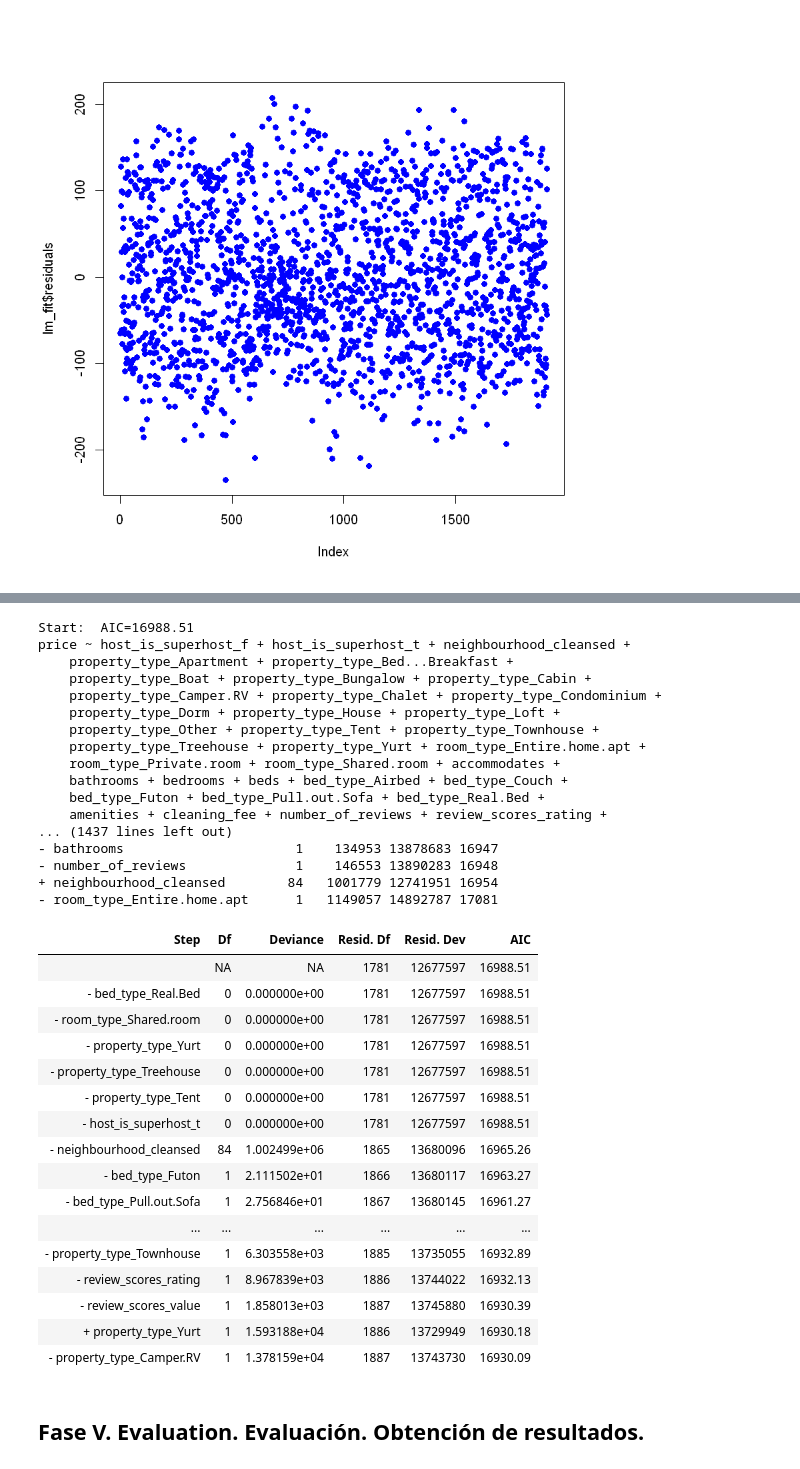
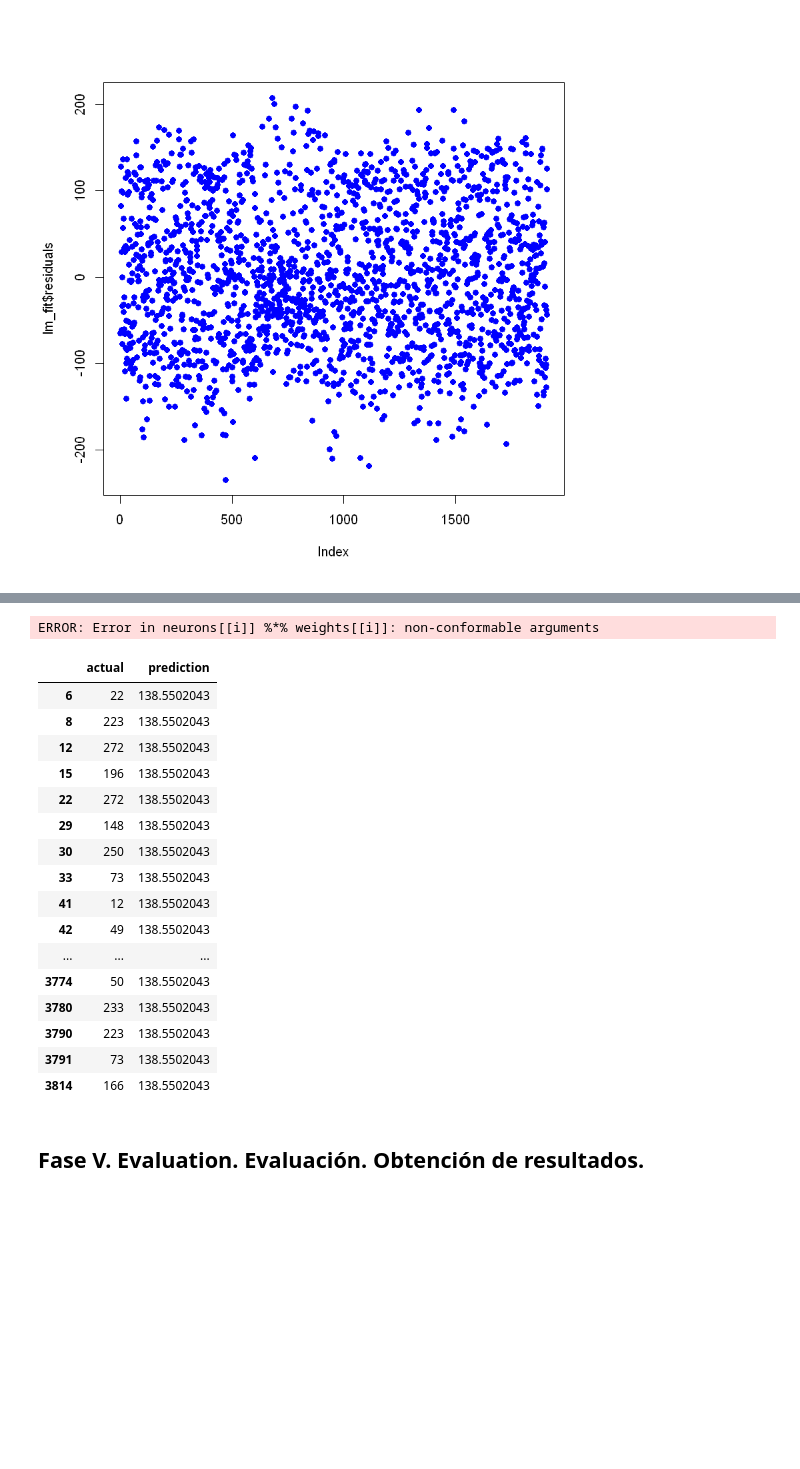
Before and after one commit to ivanfermena/Analisys-Airbnb-Seattle, a Jupyter notebook: analisis.ipynb, the cells around one changed output, grey strips where cells are left out. Saved outputs shown, nothing was run; the diff lists cells and outputs as text; code cells hidden in the pictures; blank space fills up the shorter version.

```diff
--- a/analisis.ipynb
+++ b/analisis.ipynb
@@ -1669,6 +1629,9 @@ x_train_scaled <- as.data.frame(scale(x_train, center = mins, scale = maxs - min
+# %%
+x_train_scaled <- as.data.frame(lapply(x_train, normalize))
+x_test_scaled <- as.data.frame(lapply(x_test, normalize))
 # %%
-
-n <- names(df)
-f <- as.formula(paste("price ~", paste(n[!n %in% "price"], collapse = " + ")))
-nn <- neuralnet(f,data=x_train_scaled,algorithm = "rprop+",hidden=c(10,6),linear.output=T,threshold=0.1,stepmax = 1e+06)
+n <- names(x_train_scaled)
+f <- as.formula(paste("price ~ ", paste(n[!n %in% "price"], collapse = " + ")))
+nn <- neuralnet(f,data=x_train_scaled,algorithm = "rprop+",
+                hidden=c(5,3),linear.output=T,threshold=0.01,stepmax = 1e+06)
 # %% [output]
@@ -1689,43 +1641,0 @@ https://stackoverflow.com/questions/33740012/command-for-finding-the-best-linear
-# %%
-# Stepwise Regression
-if(!require(MASS)){
-    install.packages("MASS")
-    library(MASS)
-}
-step <- stepAIC(lm_fit, direction="both")
-step$anova # display results
-# %% [output]
-Start:  AIC=16988.51
-price ~ host_is_superhost_f + host_is_superhost_t + neighbourhood_cleansed +
-    property_type_Apartment + property_type_Bed...Breakfast +
-    property_type_Boat + property_type_Bungalow + property_type_Cabin +
-    property_type_Camper.RV + property_type_Chalet + property_type_Condominium +
-    property_type_Dorm + property_type_House + property_type_Loft +
-    property_type_Other + property_type_Tent + property_type_Townhouse +
-    property_type_Treehouse + property_type_Yurt + room_type_Entire.home.apt +
-    room_type_Private.room + room_type_Shared.room + accommodates +
-    bathrooms + bedrooms + beds + bed_type_Airbed + bed_type_Couch +
-    bed_type_Futon + bed_type_Pull.out.Sofa + bed_type_Real.Bed +
-    amenities + cleaning_fee + number_of_reviews + review_scores_rating +
-... (1437 lines left out)
-- bathrooms                      1    134953 13878683 16947
-- number_of_reviews              1    146553 13890283 16948
-+ neighbourhood_cleansed        84   1001779 12741951 16954
-- room_type_Entire.home.apt      1   1149057 14892787 17081
-| Step | Df | Deviance | Resid. Df | Resid. Dev | AIC |
-|  | NA | NA | 1781 | 12677597 | 16988.51 |
-| - bed_type_Real.Bed | 0 | 0.000000e+00 | 1781 | 12677597 | 16988.51 |
-| - room_type_Shared.room | 0 | 0.000000e+00 | 1781 | 12677597 | 16988.51 |
-| - property_type_Yurt | 0 | 0.000000e+00 | 1781 | 12677597 | 16988.51 |
-| - property_type_Treehouse | 0 | 0.000000e+00 | 1781 | 12677597 | 16988.51 |
-| - property_type_Tent | 0 | 0.000000e+00 | 1781 | 12677597 | 16988.51 |
-| - host_is_superhost_t | 0 | 0.000000e+00 | 1781 | 12677597 | 16988.51 |
-| - neighbourhood_cleansed | 84 | 1.002499e+06 | 1865 | 13680096 | 16965.26 |
-| - bed_type_Futon | 1 | 2.111502e+01 | 1866 | 13680117 | 16963.27 |
-| - bed_type_Pull.out.Sofa | 1 | 2.756846e+01 | 1867 | 13680145 | 16961.27 |
-| ... | ... | ... | ... | ... | ... |
-| - property_type_Townhouse | 1 | 6.303558e+03 | 1885 | 13735055 | 16932.89 |
-| - review_scores_rating | 1 | 8.967839e+03 | 1886 | 13744022 | 16932.13 |
-| - review_scores_value | 1 | 1.858013e+03 | 1887 | 13745880 | 16930.39 |
-| + property_type_Yurt | 1 | 1.593188e+04 | 1886 | 13729949 | 16930.18 |
-| - property_type_Camper.RV | 1 | 1.378159e+04 | 1887 | 13743730 | 16930.09 |
@@ -1732,3 +1644,29 @@ price ~ host_is_superhost_f + host_is_superhost_t + neighbourhood_cleansed +
+# %%
+nn.results <- compute(nn,x_test_scaled[,-119])
+# %% [output]
+ERROR: Error in neurons[[i]] %*% weights[[i]]: non-conformable arguments
+# %%
+results <- data.frame(actual = x_test$price, prediction = nn.results$net.result)
+# %%
+results
+# %% [output]
+|  | actual | prediction |
+| 6 | 22 | 138.5502043 |
+| 8 | 223 | 138.5502043 |
+| 12 | 272 | 138.5502043 |
+| 15 | 196 | 138.5502043 |
+| 22 | 272 | 138.5502043 |
+| 29 | 148 | 138.5502043 |
+| 30 | 250 | 138.5502043 |
+| 33 | 73 | 138.5502043 |
+| 41 | 12 | 138.5502043 |
+| 42 | 49 | 138.5502043 |
+| ... | ... | ... |
+| 3774 | 50 | 138.5502043 |
+| 3780 | 233 | 138.5502043 |
+| 3790 | 223 | 138.5502043 |
+| 3791 | 73 | 138.5502043 |
+| 3814 | 166 | 138.5502043 |
 # %% [markdown]
 ## Fase V. Evaluation. Evaluación. Obtención de resultados.
 # %% [markdown]
```
Also changed, not shown: parts of 12 cells of this notebook.
